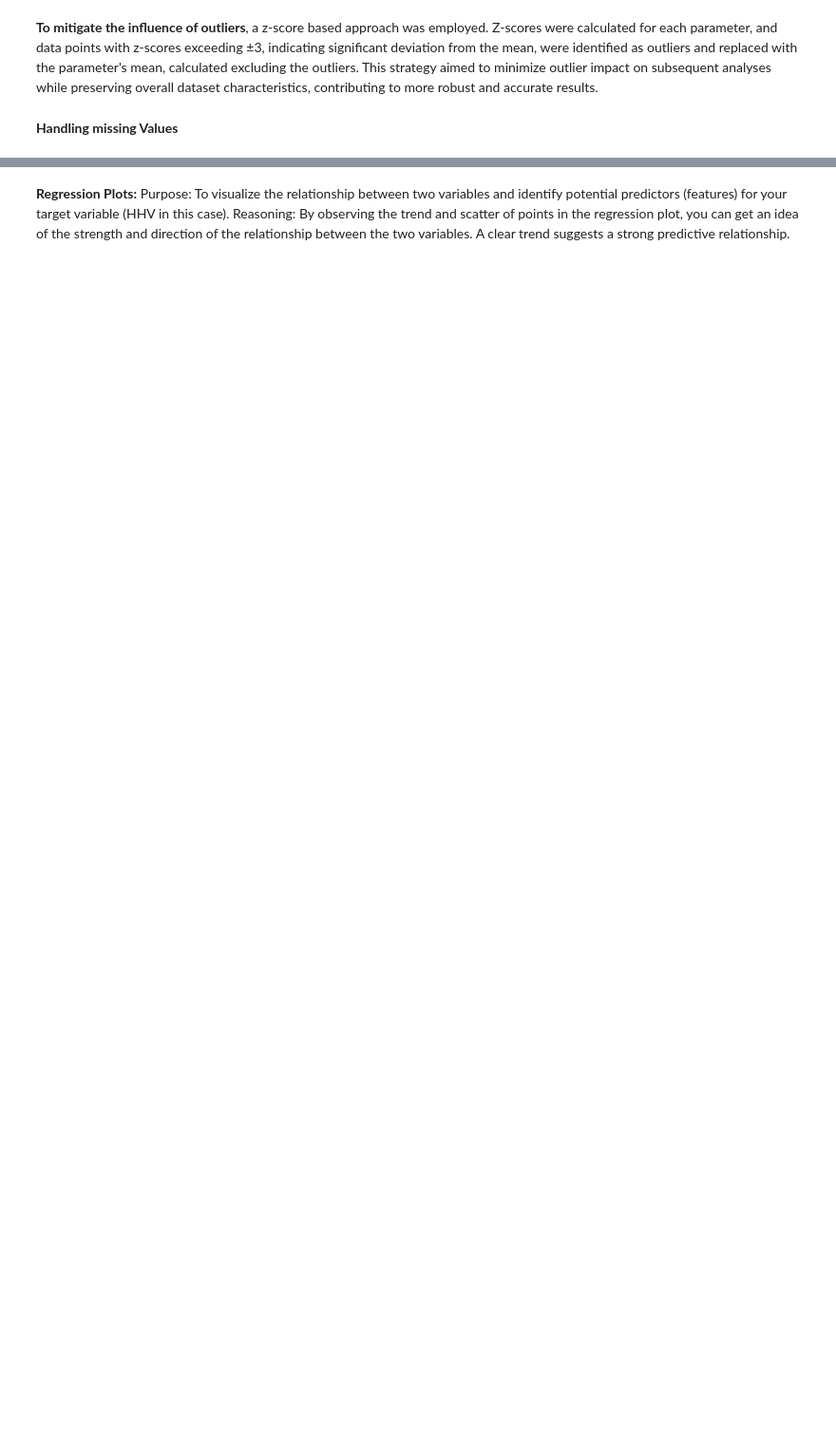
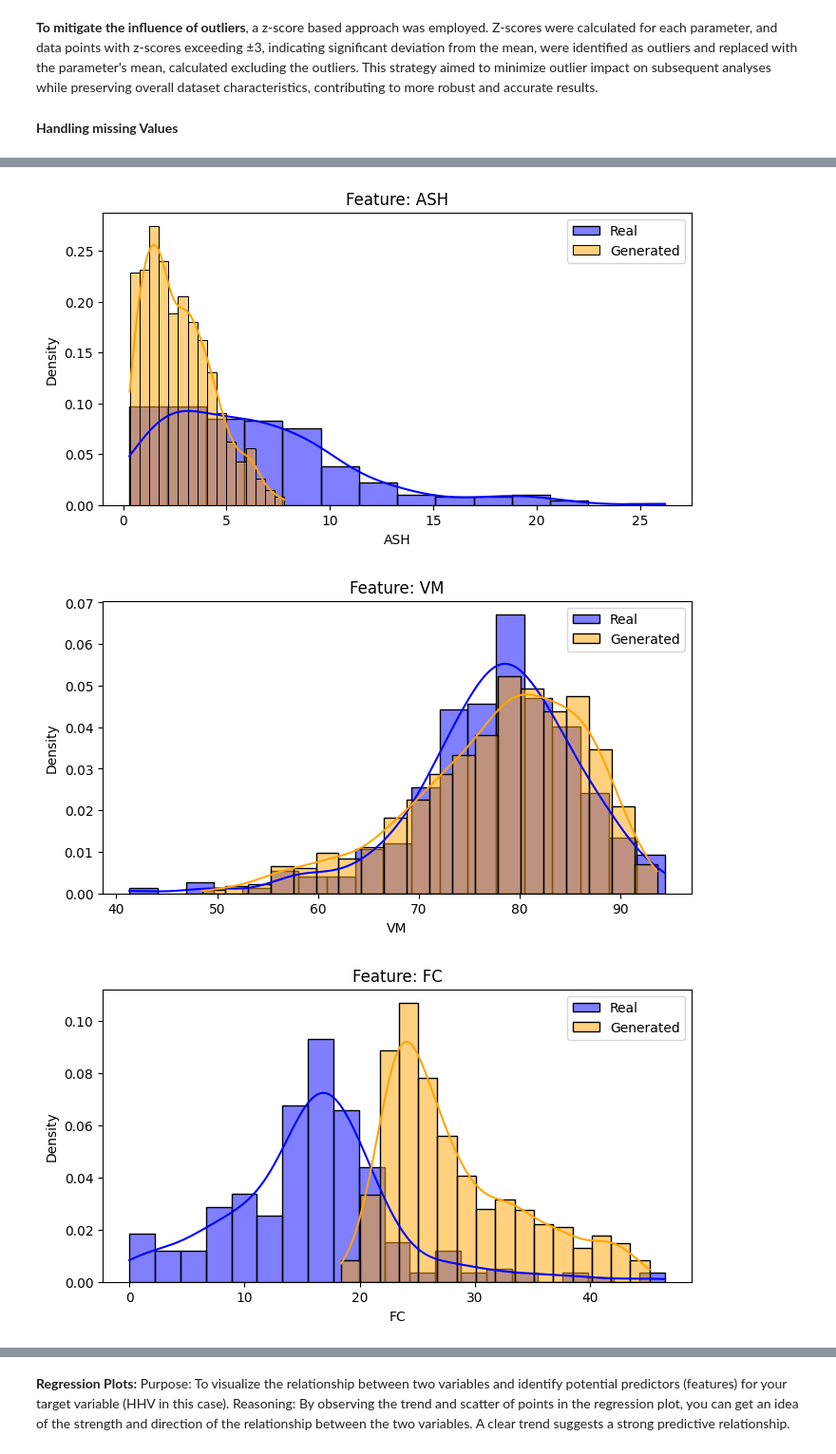
Before and after one commit to nakatoconstance/nakatoconstance, a Jupyter notebook: Yet_another_copy_of_Neural_Network_Models_October_2024.ipynb, the cells around one changed output, grey strips where cells are left out. Shown at 95% size. Drawn from its saved outputs; the diff is of its cells as text; code cells hidden in the pictures; blank space fills up the shorter version.

```diff
--- a/Yet_another_copy_of_Neural_Network_Models_October_2024.ipynb
+++ b/Yet_another_copy_of_Neural_Network_Models_October_2024.ipynb
@@ -144,0 +314,11 @@ data[columns_to_impute] = data_imputed[columns_to_impute]
+# %%
+#handling categorical values
+import numpy as np
+
+# Sample categorical features
+synthetic_df['Biomass'] = np.random.choice(
+    data['Biomass'].unique(), size=1000, replace=True
+)
+synthetic_df['Source'] = np.random.choice(
+    data['Source'].unique(), size=1000, replace=True
+)
@@ -144,0 +371,15 @@ data[columns_to_impute] = data_imputed[columns_to_impute]
+# %%
+import matplotlib.pyplot as plt
+import seaborn as sns
+
+for column in synthetic_df.columns:
+    plt.figure(figsize=(8, 4))
+    sns.histplot(data[column], color='blue', label='Real', kde=True, stat="density")
+    sns.histplot(synthetic_df[column], color='orange', label='Generated', kde=True, stat="density")
+    plt.title(f"Feature: {column}")
+    plt.legend()
+    plt.show()
+# %% [output]
+[figure, added]
+[figure, added]
+[figure, added]
```
Also changed, not shown: parts of 12 cells of this notebook.
